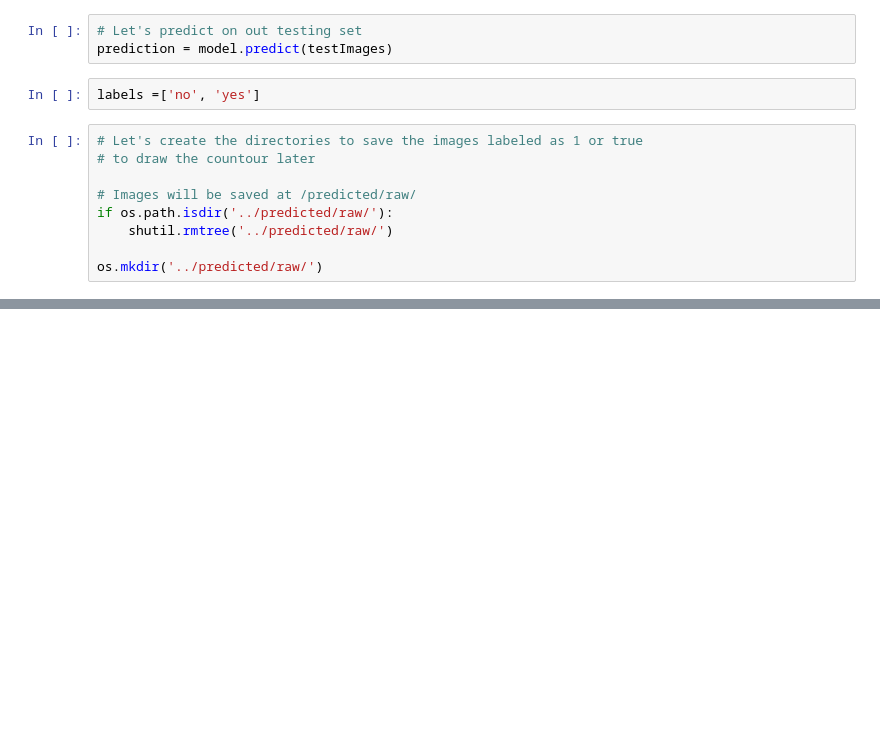
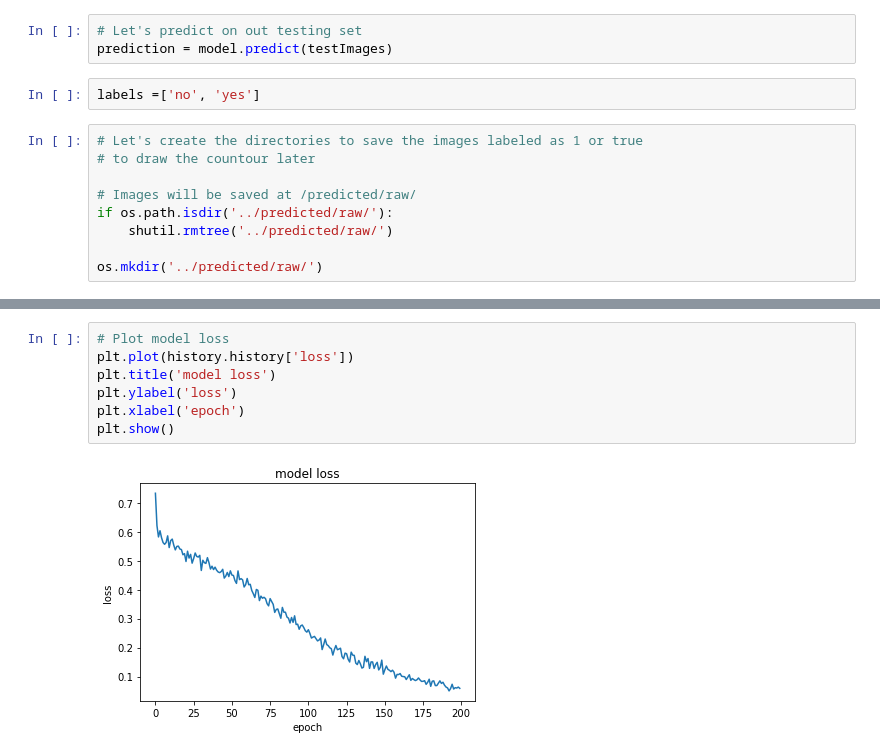
Before and after one commit to victor921/Brain-Detection-NN, a Jupyter notebook: code/detection P2.ipynb, the cells around one changed output, grey strips where cells are left out. Saved outputs shown, nothing was run; the diff lists cells and outputs as text; blank space fills up the shorter version.

```diff
--- a/code/detection P2.ipynb
+++ b/code/detection P2.ipynb
@@ -191,3 +204,12 @@ plt.show()
+# %%
+# Plot model loss
+plt.plot(history.history['loss'])
+plt.title('model loss')
+plt.ylabel('loss')
+plt.xlabel('epoch')
+plt.show()
+# %% [output]
+[figure, added]
 # %%
 # Run the second notebook
 %run ./contouring.ipynb
```
Also changed, not shown: parts of 8 cells of this notebook, 42 other files.
